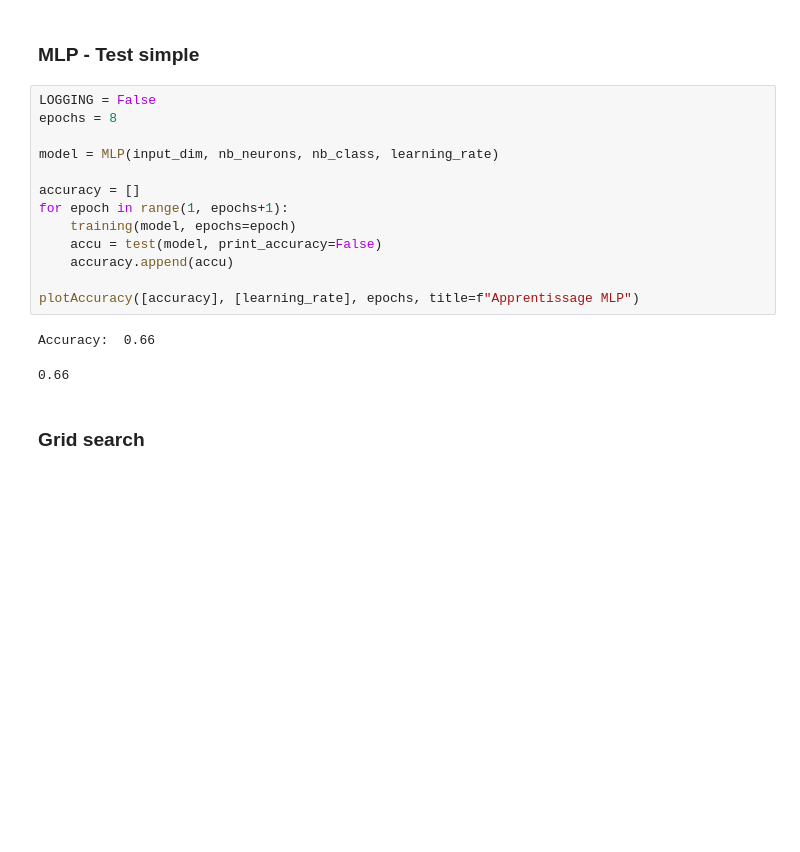
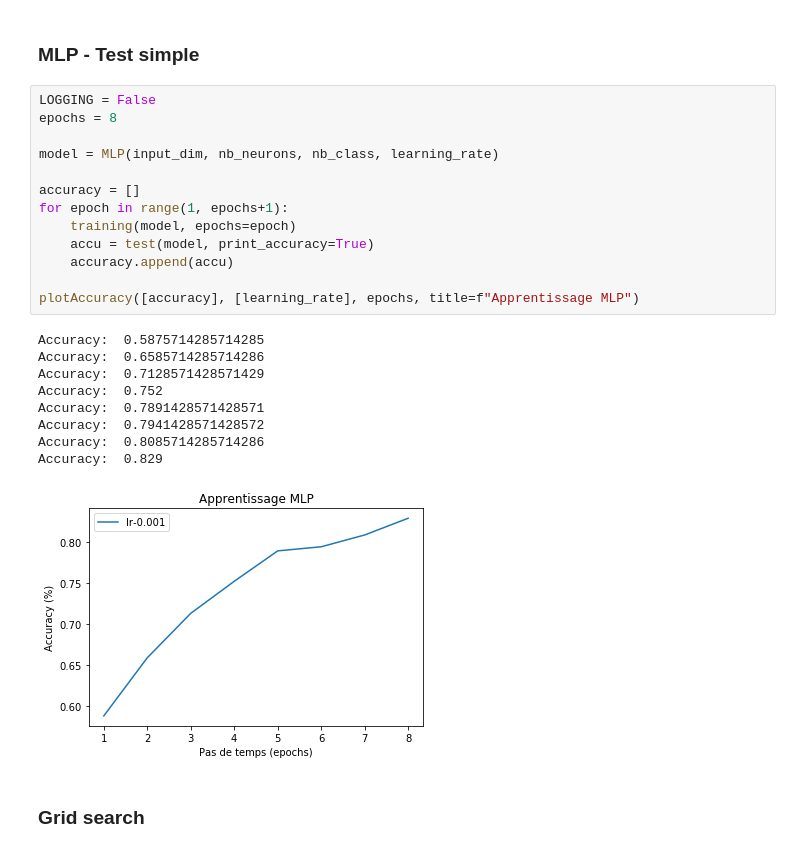
Before and after one commit to pierreelliott/Bio-inspired_Intelligence, a Jupyter notebook: TP1.ipynb, the cells around one changed output. Saved outputs shown, nothing was run; the diff lists cells and outputs as text; blank space fills up the shorter version.

```diff
--- a/TP1.ipynb
+++ b/TP1.ipynb
@@ -289,19 +289,26 @@ nb_neurons = 120
 # %%
 LOGGING = False
 epochs = 8
 
 model = MLP(input_dim, nb_neurons, nb_class, learning_rate)
 
 accuracy = []
 for epoch in range(1, epochs+1):
     training(model, epochs=epoch)
-    accu = test(model, print_accuracy=False)
+    accu = test(model, print_accuracy=True)
     accuracy.append(accu)
 
 plotAccuracy([accuracy], [learning_rate], epochs, title=f"Apprentissage MLP")
 # %% [output]
-Accuracy:  0.66
+Accuracy:  0.5875714285714285
+Accuracy:  0.6585714285714286
+Accuracy:  0.7128571428571429
+Accuracy:  0.752
+Accuracy:  0.7891428571428571
+Accuracy:  0.7941428571428572
+Accuracy:  0.8085714285714286
+Accuracy:  0.829
-0.66
+[figure, added]
 # %% [markdown]
 ### Grid search
 # %%
```
Also changed, not shown: parts of 4 cells of this notebook.
